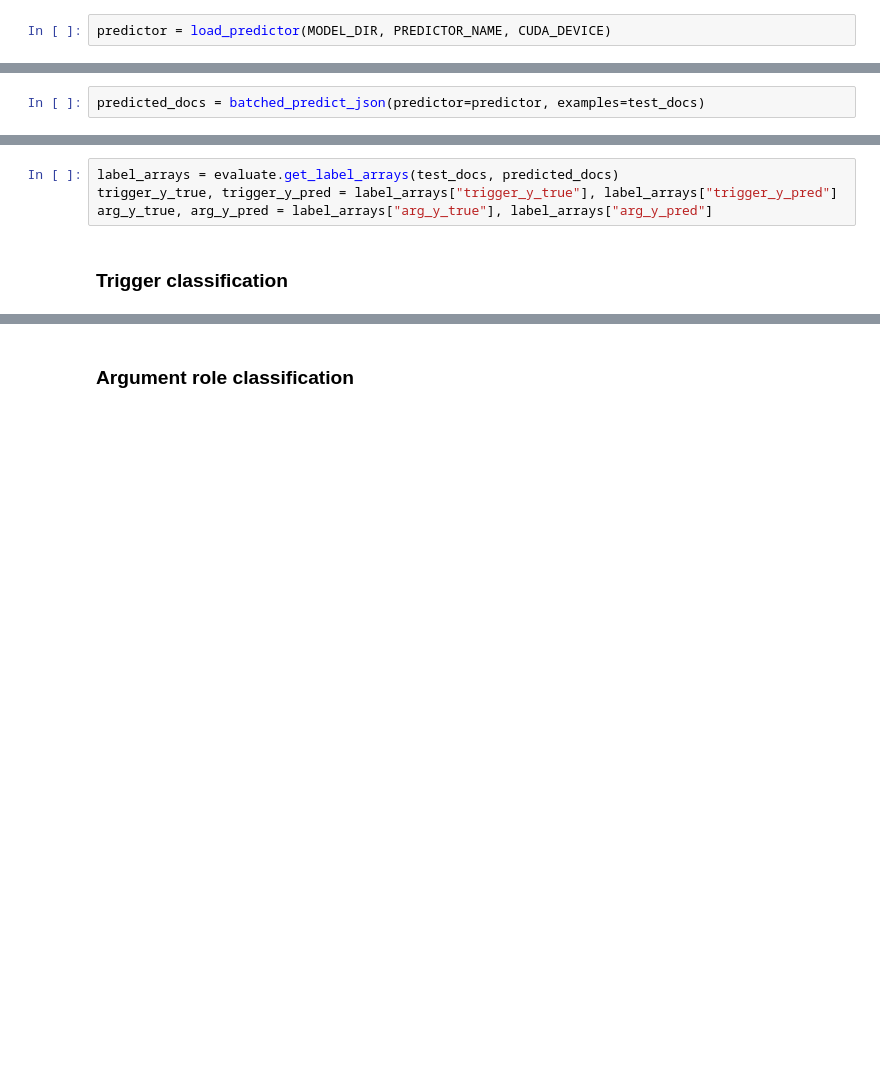
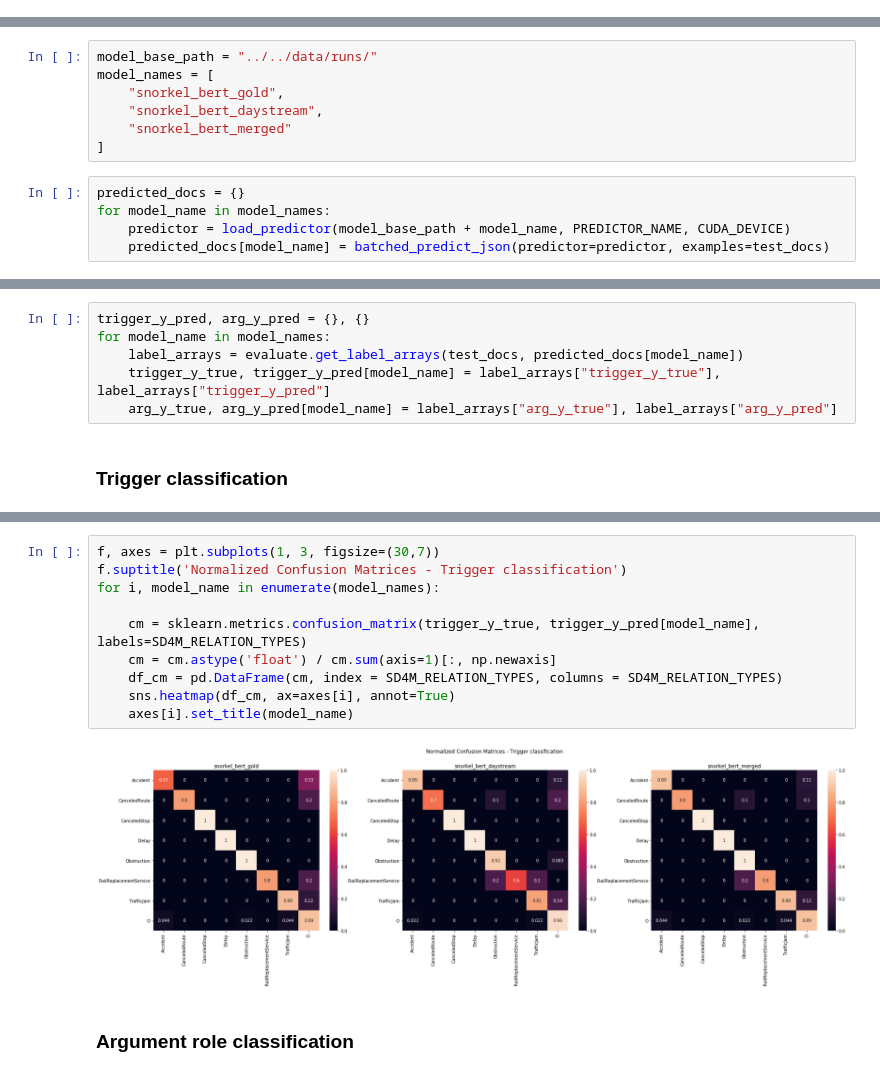
Before and after one commit to DFKI-NLP/eventx, a Jupyter notebook: analysis/notebooks/eventx_analysis.ipynb, the cells around one changed output, grey strips where cells are left out. Saved outputs shown, nothing was run; the diff lists cells and outputs as text; blank space fills up the shorter version.

```diff
--- a/analysis/notebooks/eventx_analysis.ipynb
+++ b/analysis/notebooks/eventx_analysis.ipynb
@@ -36,4 +34,2 @@ MODEL_DIR = "../../data/runs/snorkel_bert_daystream"
 PREDICTOR_NAME = "snorkel-eventx-predictor"
 # PREDICTOR_NAME = "smartdata-eventx-predictor"
-# %%
-predictor = load_predictor(MODEL_DIR, PREDICTOR_NAME, CUDA_DEVICE)
@@ -55,14 +39,26 @@ def plot_confusion_matrix(y_true, y_pred, labels, title='Normalized Confusion Ma
 Filter documents that do not contain any entity of type trigger as they are not relevant for the event extraction task.
 # %%
 test_docs = evaluate.load_test_data(DATASET_PATH)
+# %%
+model_base_path = "../../data/runs/"
+model_names = [
+    "snorkel_bert_gold",
+    "snorkel_bert_daystream",
+    "snorkel_bert_merged"
+]
 # %%
-predicted_docs = batched_predict_json(predictor=predictor, examples=test_docs)
+predicted_docs = {}
+for model_name in model_names:
+    predictor = load_predictor(model_base_path + model_name, PREDICTOR_NAME, CUDA_DEVICE)
+    predicted_docs[model_name] = batched_predict_json(predictor=predictor, examples=test_docs)
 # %% [markdown]
 ## Conventional evaluation using sklearn toolkit
 We simply consider the trigger & role label sequences disregarding the correctness of the corresponding trigger label when evaluating the argument roles to use the sklearn toolkit.
 # %%
-label_arrays = evaluate.get_label_arrays(test_docs, predicted_docs)
-trigger_y_true, trigger_y_pred = label_arrays["trigger_y_true"], label_arrays["trigger_y_pred"]
-arg_y_true, arg_y_pred = label_arrays["arg_y_true"], label_arrays["arg_y_pred"]
+trigger_y_pred, arg_y_pred = {}, {}
+for model_name in model_names:
+    label_arrays = evaluate.get_label_arrays(test_docs, predicted_docs[model_name])
+    trigger_y_true, trigger_y_pred[model_name] = label_arrays["trigger_y_true"], label_arrays["trigger_y_pred"]
+    arg_y_true, arg_y_pred[model_name] = label_arrays["arg_y_true"], label_arrays["arg_y_pred"]
 # %% [markdown]
 ### Trigger classification
@@ -89,3 +115,15 @@ plot_confusion_matrix(trigger_y_true, trigger_y_pred, labels=SD4M_RELATION_TYPES
+# %%
+f, axes = plt.subplots(1, 3, figsize=(30,7))
+f.suptitle('Normalized Confusion Matrices - Trigger classification')
+for i, model_name in enumerate(model_names):
+
+    cm = sklearn.metrics.confusion_matrix(trigger_y_true, trigger_y_pred[model_name], labels=SD4M_RELATION_TYPES)
+    cm = cm.astype('float') / cm.sum(axis=1)[:, np.newaxis]
+    df_cm = pd.DataFrame(cm, index = SD4M_RELATION_TYPES, columns = SD4M_RELATION_TYPES)
+    sns.heatmap(df_cm, ax=axes[i], annot=True)
+    axes[i].set_title(model_name)
+# %% [output]
+[figure, added]
 # %% [markdown]
 ### Argument role classification
 # %%
```
Also changed, not shown: parts of 26 cells of this notebook, 5 other files.
